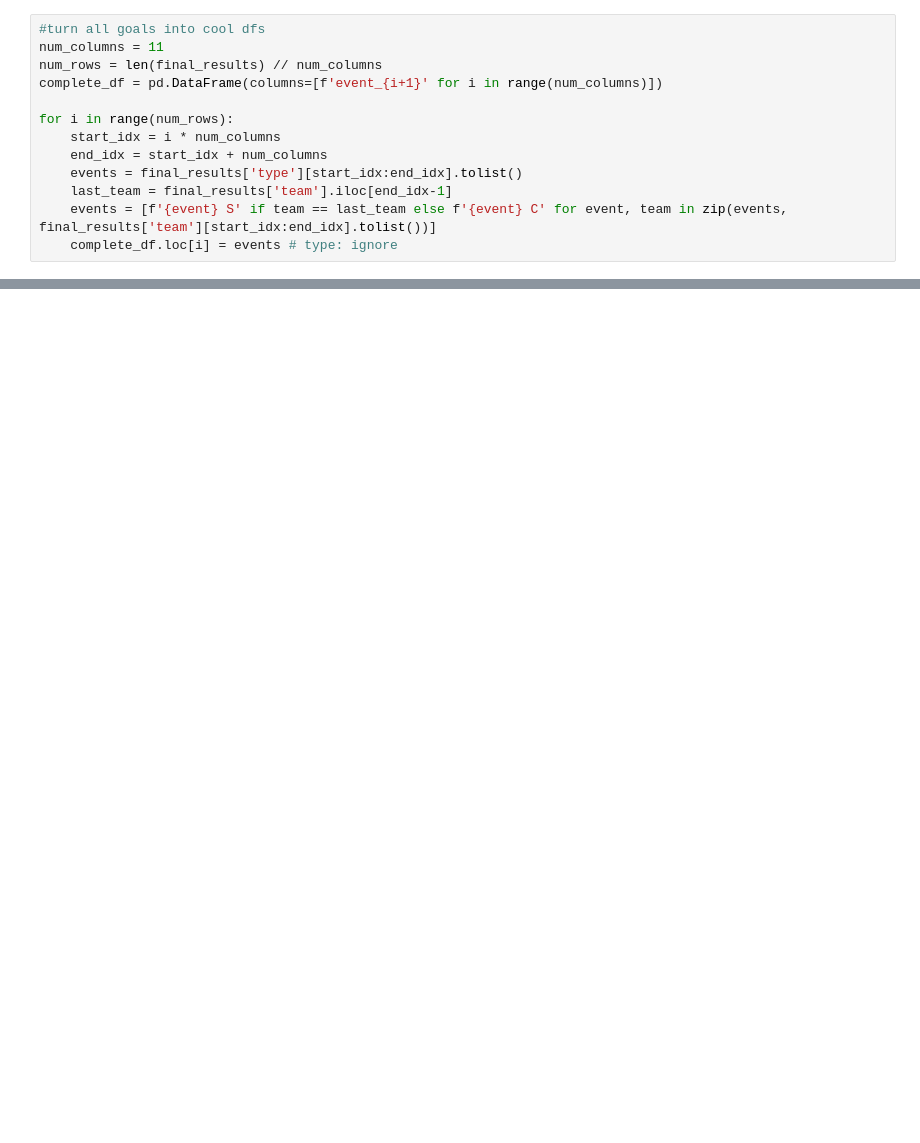
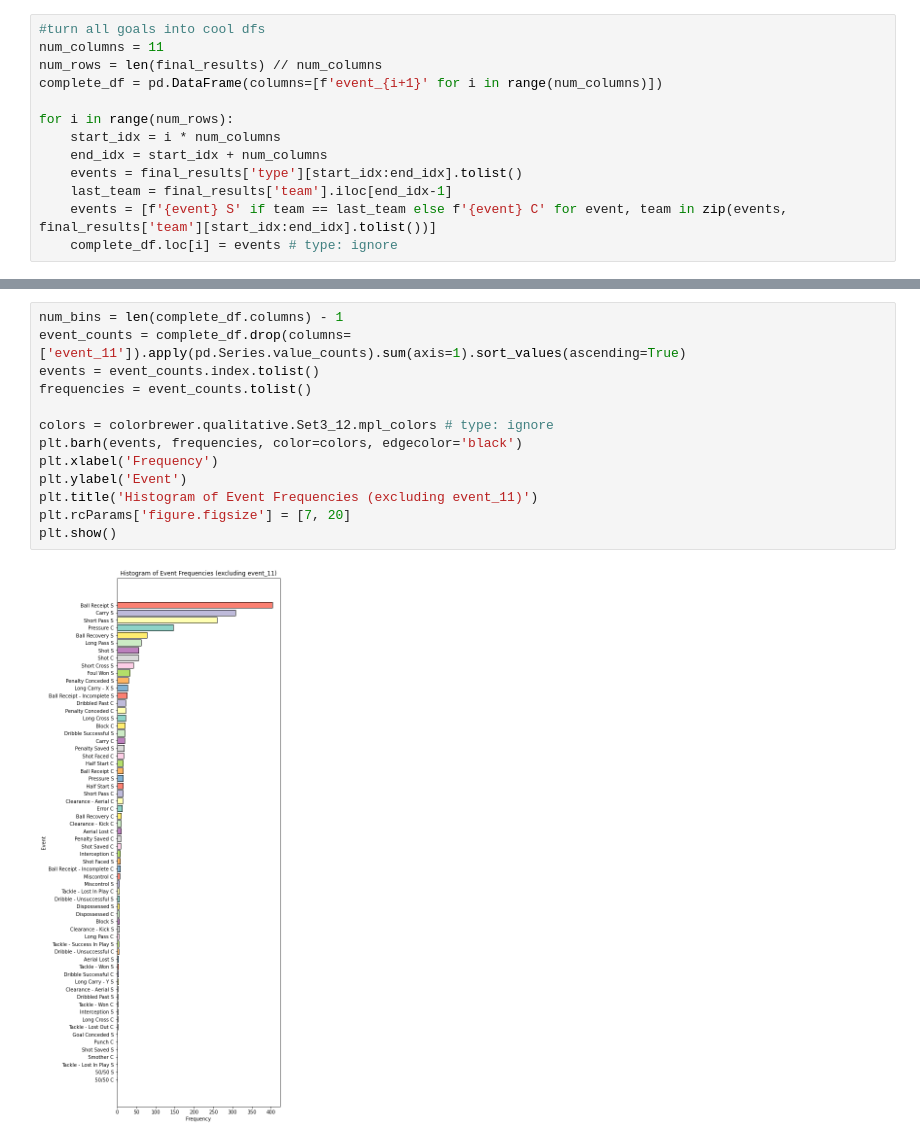
Before and after one commit to alpsertel/footy-ai, a Jupyter notebook: check_last_events.ipynb, the cells around one changed output, grey strips where cells are left out. Saved outputs shown, nothing was run; the diff lists cells and outputs as text; blank space fills up the shorter version.

```diff
--- a/check_last_events.ipynb
+++ b/check_last_events.ipynb
@@ -84,0 +131,15 @@ plt.show()
+# %%
+num_bins = len(complete_df.columns) - 1
+event_counts = complete_df.drop(columns=['event_11']).apply(pd.Series.value_counts).sum(axis=1).sort_values(ascending=True)
+events = event_counts.index.tolist()
+frequencies = event_counts.tolist()
+
+colors = colorbrewer.qualitative.Set3_12.mpl_colors # type: ignore
+plt.barh(events, frequencies, color=colors, edgecolor='black')
+plt.xlabel('Frequency')
+plt.ylabel('Event')
+plt.title('Histogram of Event Frequencies (excluding event_11)')
+plt.rcParams['figure.figsize'] = [7, 20]
+plt.show()
+# %% [output]
+[figure, added]
```
Also changed, not shown: parts of 5 cells of this notebook.
